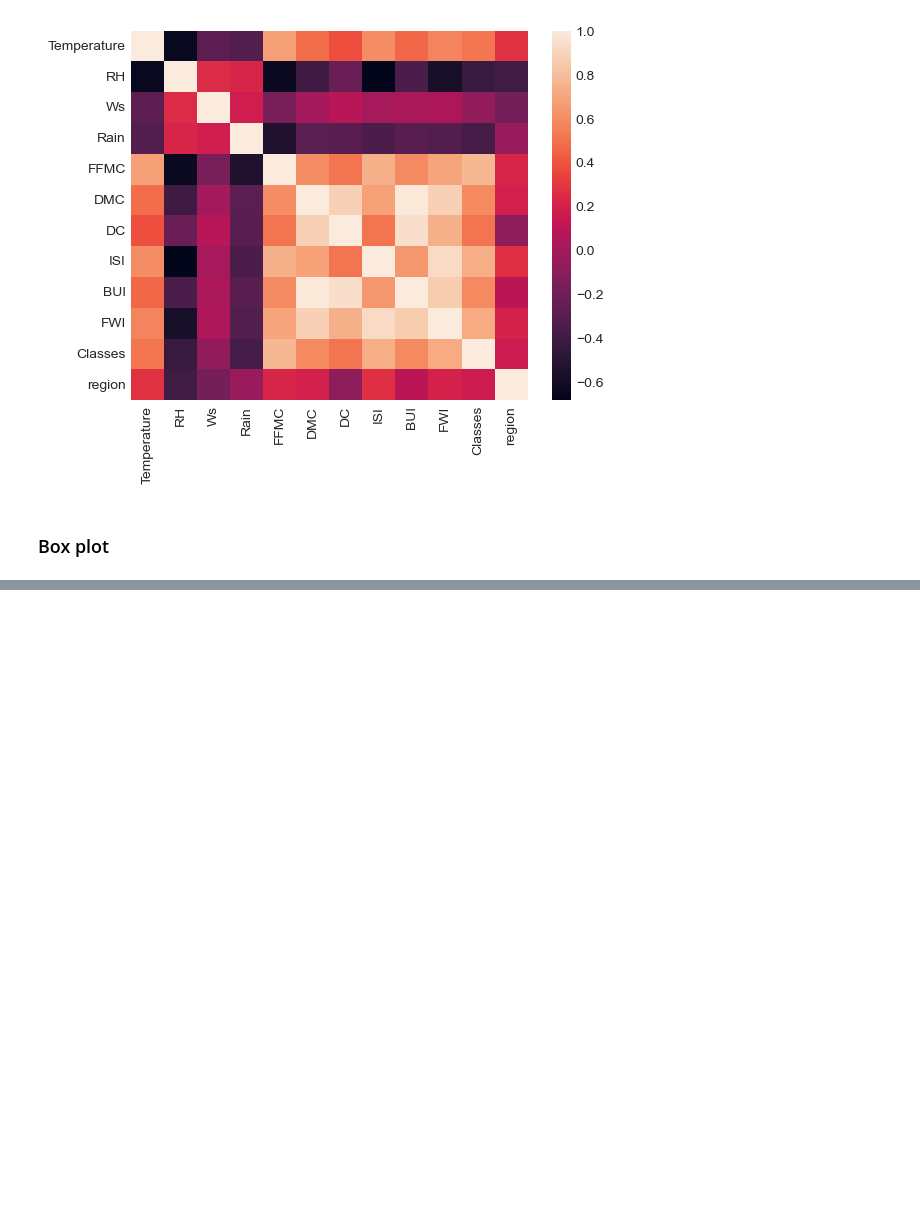
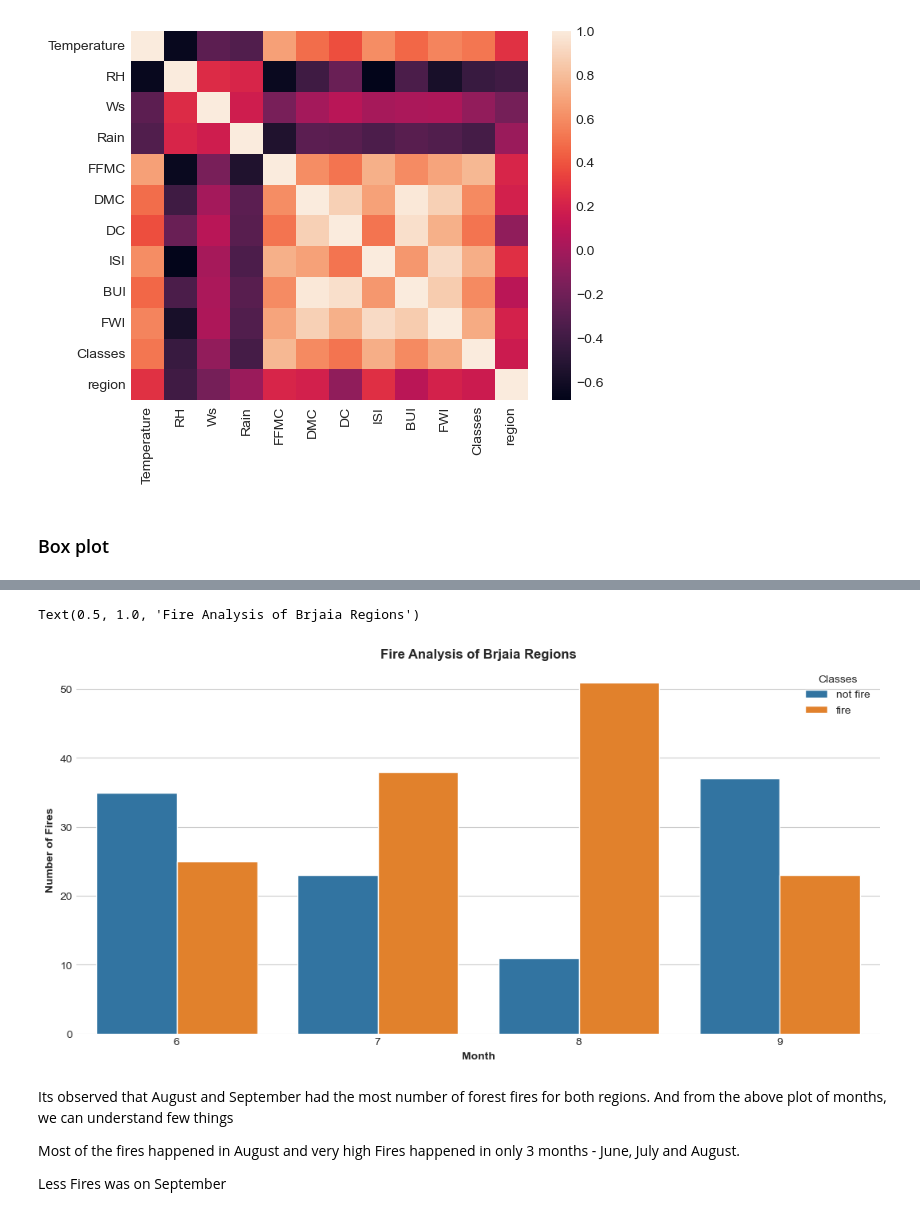
Before and after one commit to ItRachii/Udemy, a Jupyter notebook: Krish Naik/DS, ML, DL and NLP/03 ML/02 Ridge, Lasso and ElasticNet Regression/Ridge, Lasso Regression.ipynb, the cells around one changed output, grey strips where cells are left out. Drawn from its saved outputs; the diff is of its cells as text; code cells hidden in the pictures; blank space fills up the shorter version.

```diff
--- a/Krish Naik/DS, ML, DL and NLP/03 ML/02 Ridge, Lasso and ElasticNet Regression/Ridge, Lasso Regression.ipynb
+++ b/Krish Naik/DS, ML, DL and NLP/03 ML/02 Ridge, Lasso and ElasticNet Regression/Ridge, Lasso Regression.ipynb
@@ -414,0 +421,17 @@ sns.boxplot(df_copy['FWI'])
+# %%
+dftemp = df.loc[df['region']==0]
+plt.subplots(figsize=(13,6))
+sns.set_style("whitegrid")
+sns.countplot(x='month', hue='Classes', data=df)
+plt.ylabel('Number of Fires', weight='bold')
+plt.xlabel('Month', weight='bold')
+plt.title('Fire Analysis of Brjaia Regions', weight='bold')
+# %% [output]
+Text(0.5, 1.0, 'Fire Analysis of Brjaia Regions')
+[figure, added]
+# %% [markdown]
+Its observed that August and September had the most number of forest fires for both regions. And from the above plot of months, we can understand few things
+
+Most of the fires happened in August and very high Fires happened in only 3 months - June, July and August.
+
+Less Fires was on September
```
Also changed, not shown: parts of 8 cells of this notebook.
